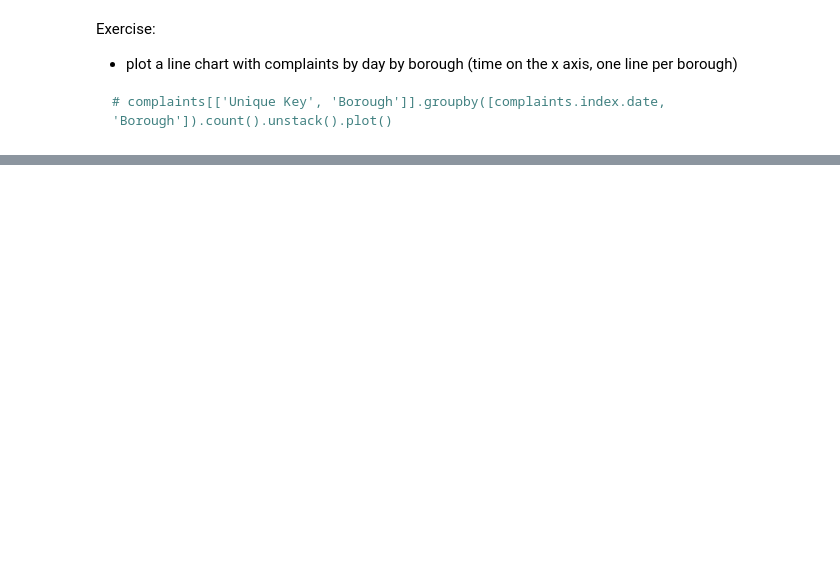
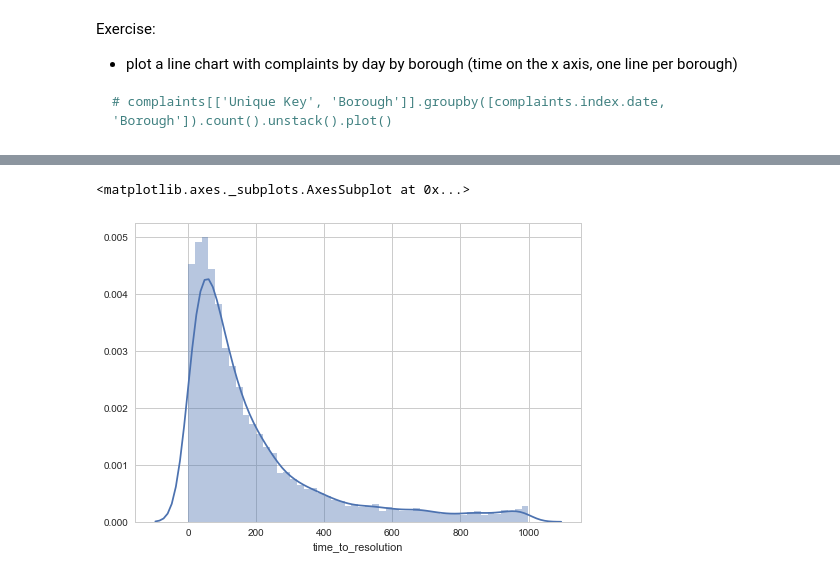
Before and after one commit to mikekaminsky/python-for-data-analysis, a Jupyter notebook: Class 3.ipynb, the cells around one changed output, grey strips where cells are left out. Drawn from its saved outputs; the diff is of its cells as text; code cells hidden in the pictures; blank space fills up the shorter version.

```diff
--- a/Class 3.ipynb
+++ b/Class 3.ipynb
@@ -181,0 +290,6 @@ sns.despine(left=True)
+# %%
+no_zeroes = bk_manh.loc[bk_manh['time_to_resolution'] > 0]
+sns.distplot(no_zeroes['time_to_resolution'].dropna())
+# %% [output]
+<matplotlib.axes._subplots.AxesSubplot at 0x...>
+[figure, added]
```
Also changed, not shown: parts of 18 cells of this notebook.
